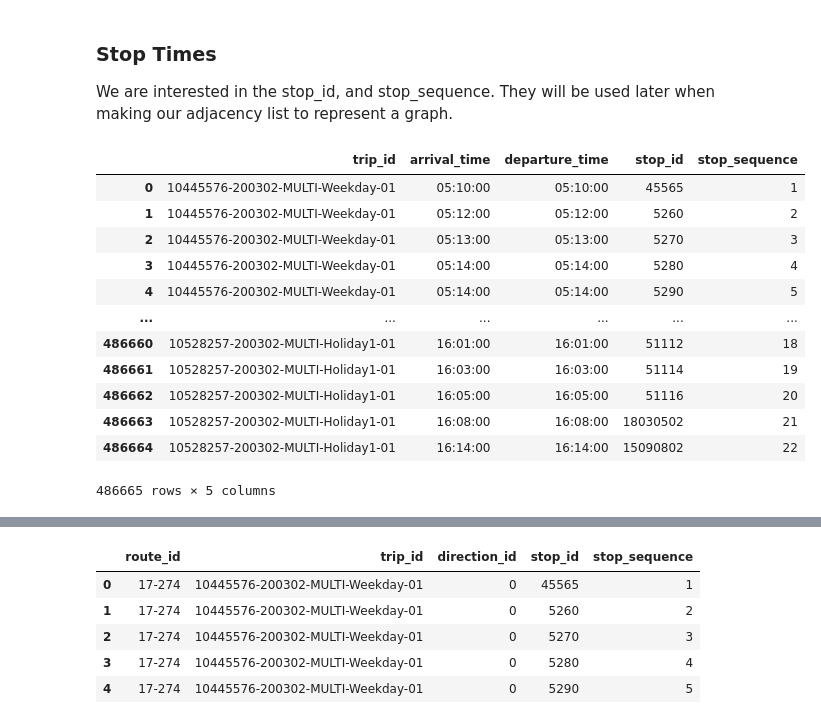
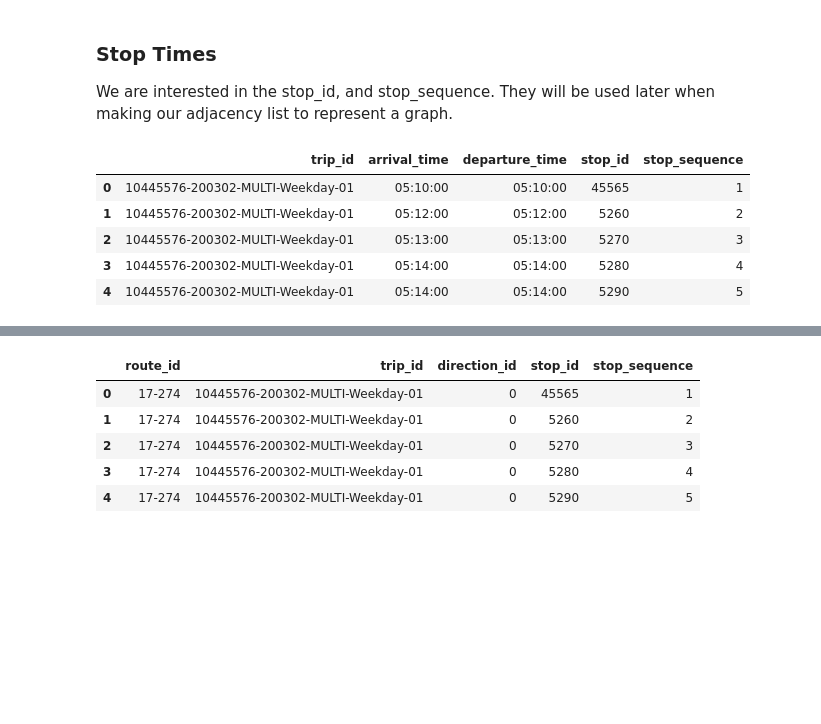
Before and after one commit to B33Boy/Traffic_Exploration, a Jupyter notebook: Bus Trip Planner.ipynb, the cells around one changed output, grey strips where cells are left out. Cells and saved outputs as stored; diff of their text form; code cells hidden in the pictures; blank space fills up the shorter version.

```diff
--- a/Bus Trip Planner.ipynb
+++ b/Bus Trip Planner.ipynb
@@ -71,20 +71,13 @@ We are interested in the stop_id, and stop_sequence. They will be used later whe
 # %%
 gt_stop_times = pd.read_csv('google_transit/stop_times.txt', sep=",")
 gt_stop_times = gt_stop_times.drop(['timepoint', 'drop_off_type', 'pickup_type'], axis=1)
-gt_stop_times
+gt_stop_times.head()
 # %% [output]
 |  | trip_id | arrival_time | departure_time | stop_id | stop_sequence |
 | 0 | 10445576-200302-MULTI-Weekday-01 | 05:10:00 | 05:10:00 | 45565 | 1 |
 | 1 | 10445576-200302-MULTI-Weekday-01 | 05:12:00 | 05:12:00 | 5260 | 2 |
 | 2 | 10445576-200302-MULTI-Weekday-01 | 05:13:00 | 05:13:00 | 5270 | 3 |
 | 3 | 10445576-200302-MULTI-Weekday-01 | 05:14:00 | 05:14:00 | 5280 | 4 |
 | 4 | 10445576-200302-MULTI-Weekday-01 | 05:14:00 | 05:14:00 | 5290 | 5 |
-| ... | ... | ... | ... | ... | ... |
-| 486660 | 10528257-200302-MULTI-Holiday1-01 | 16:01:00 | 16:01:00 | 51112 | 18 |
-| 486661 | 10528257-200302-MULTI-Holiday1-01 | 16:03:00 | 16:03:00 | 51114 | 19 |
-| 486662 | 10528257-200302-MULTI-Holiday1-01 | 16:05:00 | 16:05:00 | 51116 | 20 |
-| 486663 | 10528257-200302-MULTI-Holiday1-01 | 16:08:00 | 16:08:00 | 18030502 | 21 |
-| 486664 | 10528257-200302-MULTI-Holiday1-01 | 16:14:00 | 16:14:00 | 15090802 | 22 |
-486665 rows × 5 columns
 # %% [markdown]
 ### Trips
```
Also changed, not shown: parts of 25 cells of this notebook.
